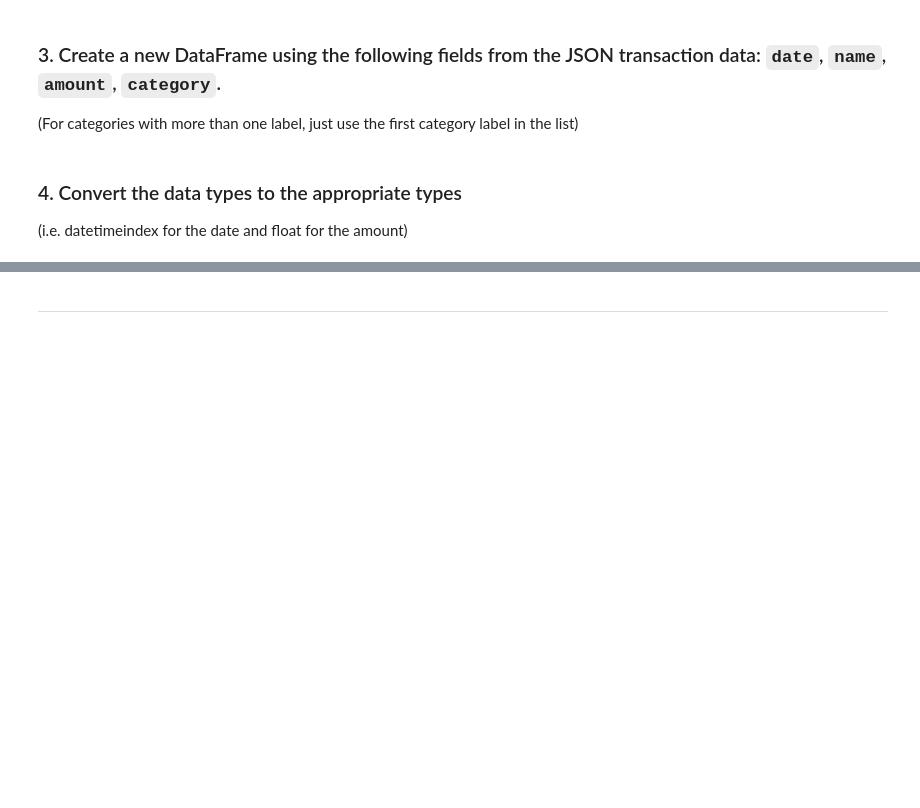
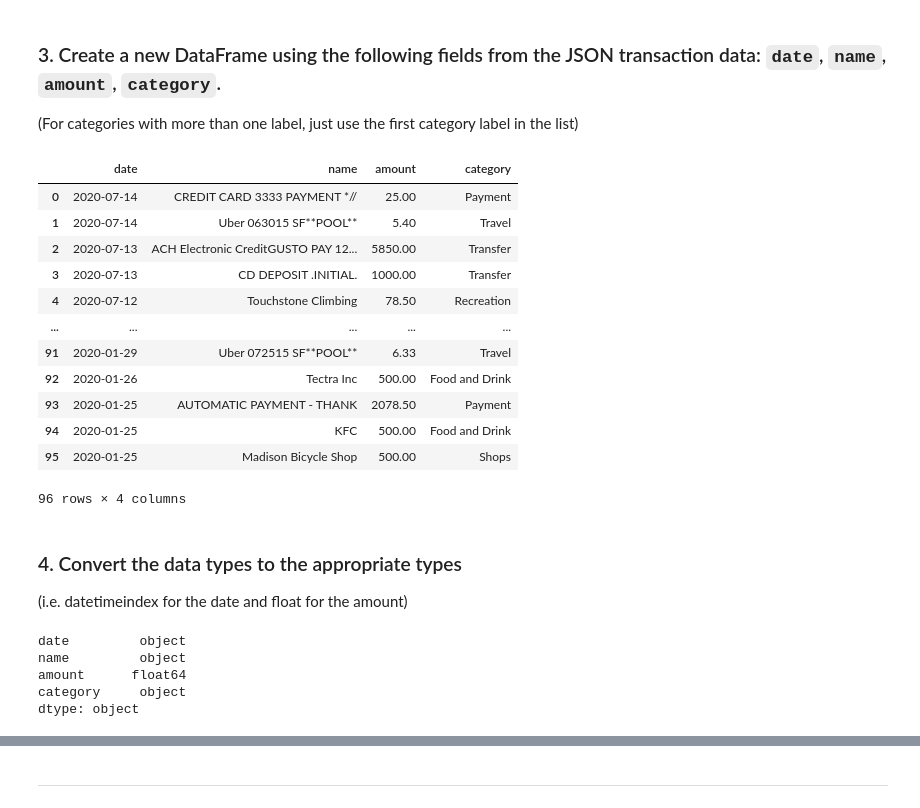
Before and after one commit to dhsmith111/05-APIs, a Jupyter notebook: account_summary.ipynb, the cells around one changed output, grey strips where cells are left out. Saved outputs shown, nothing was run; the diff lists cells and outputs as text; code cells hidden in the pictures; blank space fills up the shorter version.

Commit message:
add first complete draft of account_summary and portfolio_planner

```diff
--- a/account_summary.ipynb
+++ b/account_summary.ipynb
@@ -54,3 +63,4 @@ Complete the following steps to generate an access token:
 # %%
 # Set the institution id
-INSITUTION_ID = "ins_109508"
+INSTITUTION_ID = "ins_109508"
+plaid_client.Institutions.get(1)
@@ -116,6 +220,66 @@ In this section, you will use the Plaid Python SDK to connect to the Developer S
+# %%
+# Define an empty DataFrame and set the columns as date, name, amount, and category
+# define column names
+column_names = ['date','name','amount','category']
+transaction_data = pd.DataFrame(columns=column_names)
+
+
+# Retrieve all the transactions
+start = '{:%Y-%m-%d}'.format(datetime.datetime.now() + datetime.timedelta(-180))
+end = '{:%Y-%m-%d}'.format(datetime.datetime.now())
+plaid_response = plaid_client.Transactions.get(plaid_access_tkn,start,end)
+
+# create a list of transactions from the plaid_response dictionary
+all_transactions_list = plaid_response['transactions']
+
+# set total_transactions_count to evaluation against in while loop, next
+total_transactions_count = plaid_response['total_transactions']
+
+# while loop to get "All" transactions
+# From Plaid-python documentation: '''the transactions in the response are paginated, so make multiple calls while increasing the offset to
+# From Plaid-python documentation:  transactions'''
+while len(all_transactions_list) < total_transactions_count:
+    # get next response data based on offset of all_transactions_list length
+    loop_response = plaid_client.Transactions.get(plaid_access_tkn,start,end,
+                                       offset=len(all_transactions_list)
+                                      )
+    # add latest loop_resposnse transactions list to all_transactions_list
+    all_transactions_list.extend(loop_response['transactions'])
+
+
+# Populate the transactions DataFrame with the transactions data
+transaction_data = pd.DataFrame(all_transactions_list)[column_names].copy()
+
+# re-set category list values from the first category list item
+transaction_data['category'] = transaction_data['category'].str[0]
+
+
+# Display sample data from the DataFrame
+transaction_data
+# %% [output]
+|  | date | name | amount | category |
+| 0 | 2020-07-14 | CREDIT CARD 3333 PAYMENT *// | 25.00 | Payment |
+| 1 | 2020-07-14 | Uber 063015 SF**POOL** | 5.40 | Travel |
+| 2 | 2020-07-13 | ACH Electronic CreditGUSTO PAY 12... | 5850.00 | Transfer |
+| 3 | 2020-07-13 | CD DEPOSIT .INITIAL. | 1000.00 | Transfer |
+| 4 | 2020-07-12 | Touchstone Climbing | 78.50 | Recreation |
+| ... | ... | ... | ... | ... |
+| 91 | 2020-01-29 | Uber 072515 SF**POOL** | 6.33 | Travel |
+| 92 | 2020-01-26 | Tectra Inc | 500.00 | Food and Drink |
+| 93 | 2020-01-25 | AUTOMATIC PAYMENT - THANK | 2078.50 | Payment |
+| 94 | 2020-01-25 | KFC | 500.00 | Food and Drink |
+| 95 | 2020-01-25 | Madison Bicycle Shop | 500.00 | Shops |
+96 rows × 4 columns
 # %% [markdown]
 ### 4. Convert the data types to the appropriate types
 
 (i.e. datetimeindex for the date and float for the amount)
 # %%
 # Display data types
+transaction_data.dtypes
+# %% [output]
+date         object
+name         object
+amount      float64
+category     object
+dtype: object
```
Also changed, not shown: parts of 24 cells of this notebook.
